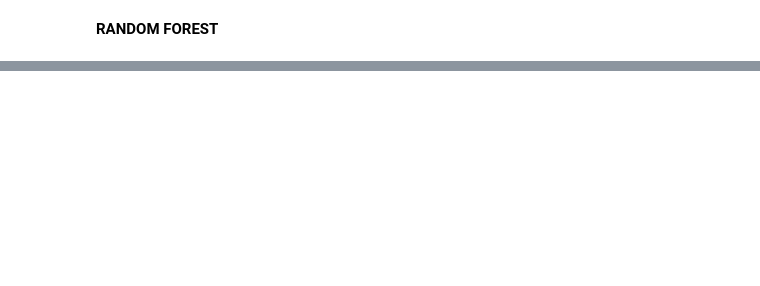
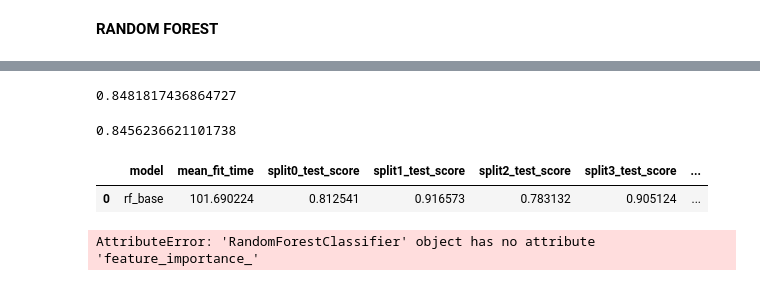
Before and after one commit to AdamPengilly/Project_notebooks, a Jupyter notebook: fraud_detection.ipynb, the cells around one changed output, grey strips where cells are left out. Saved outputs shown, nothing was run; the diff lists cells and outputs as text; code cells hidden in the pictures; blank space fills up the shorter version.

```diff
--- a/fraud_detection.ipynb
+++ b/fraud_detection.ipynb
@@ -1311,0 +1339,5 @@ Pipeline(memory=Memory(location=/Users/adampengilly/Desktop/Projects/Fraud_Detec
+# %%
+rf_base = Pipeline(steps= [('preprocessing', preprocessor), ('model', RandomForestClassifier())], memory=caching)
+rf_ru = Pipeline(steps= [('sampling', ru), ('preprocessing', preprocessor), ('model', RandomForestClassifier())], memory=caching)
+rf_ro = Pipeline(steps= [('sampling', ro), ('preprocessing', preprocessor), ('model', RandomForestClassifier())], memory=caching)
+rf_sm = Pipeline(steps= [('sampling', sm), ('preprocessing', preprocessor), ('model', RandomForestClassifier())], memory=caching)
@@ -1311,0 +1348,9 @@ Pipeline(memory=Memory(location=/Users/adampengilly/Desktop/Projects/Fraud_Detec
+# %%
+rf_base_params = {  'model__max_depth': [None],
+                    'model__max_features': [4],
+                    'model__min_samples_leaf': [1],
+                    'model__min_samples_split': [6],
+                    'model__n_estimators': [200],
+                    'model__class_weight':['balanced'],
+                    'model__random_state':[1]
+                 }
@@ -1311,0 +1367,4 @@ Pipeline(memory=Memory(location=/Users/adampengilly/Desktop/Projects/Fraud_Detec
+# %%
+gs_rf_base = GridSearchCV(rf_base, rf_base_params, cv=5, n_jobs=5, verbose=1, scoring='average_precision')
+# %%
+gs_rf_base.fit(X_train, y_train)
@@ -1311,0 +1392,14 @@ Pipeline(memory=Memory(location=/Users/adampengilly/Desktop/Projects/Fraud_Detec
+# %%
+gs_rf_base.best_score_
+# %% [output]
+0.8481817436864727
+# %%
+gs_rf_base.best_score_
+# %% [output]
+0.8456236621101738
+# %%
+rf_cv_scores = cv_scores_to_df('rf_base', gs_rf_base)
+rf_cv_scores
+# %% [output]
+|  | model | mean_fit_time | split0_test_score | split1_test_score | split2_test_score | split3_test_score | ... |
+| 0 | rf_base | 101.690224 | 0.812541 | 0.916573 | 0.783132 | 0.905124 | ... |
@@ -1311,0 +1408,4 @@ Pipeline(memory=Memory(location=/Users/adampengilly/Desktop/Projects/Fraud_Detec
+# %%
+rf_best_base.named_steps['model'].feature_importance_
+# %% [output]
+AttributeError: 'RandomForestClassifier' object has no attribute 'feature_importance_'
```
Also changed, not shown: parts of 20 cells of this notebook.
